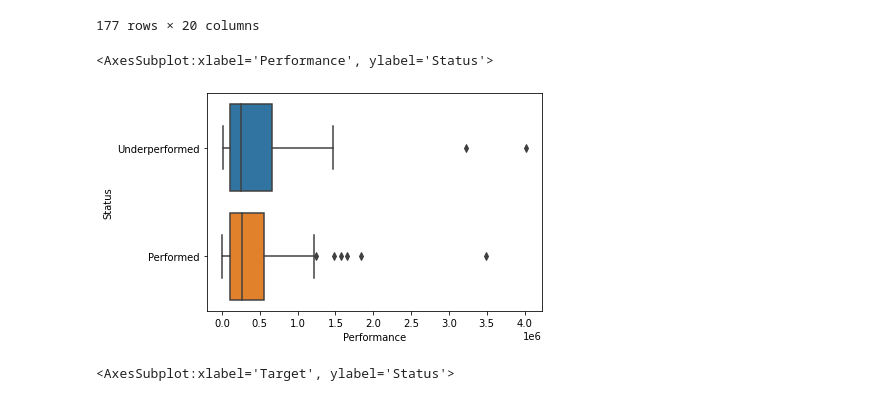
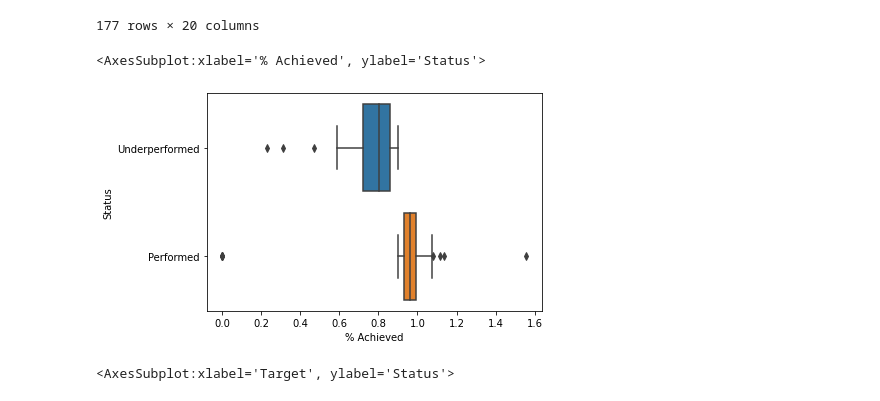
Before and after one commit to ahmadasd1234/Emergent-Energy, a Jupyter notebook: iX internship.ipynb, the cells around one changed output. Drawn from its saved outputs; the diff is of its cells as text; code cells hidden in the pictures.

```diff
--- a/iX internship.ipynb
+++ b/iX internship.ipynb
@@ -333,10 +324,10 @@ df2.fillna(df2.mode())
 | 176 | NaN | NaN | NaN | NaN | NaN | NaN | NaN | 1.929739e+05 | ... |
 177 rows × 20 columns
 # %%
-sns.boxplot('Performance' , 'Status', data = df2)
+sns.boxplot('% Achieved' , 'Status', data = df2)
 # %% [output]
-<AxesSubplot:xlabel='Performance', ylabel='Status'>
+<AxesSubplot:xlabel='% Achieved', ylabel='Status'>
-[figure, old version]
+[figure, new version]
 # %%
 sns.boxplot('Target' , 'Status', data = df2)
 # %% [output]
```
Also changed, not shown: parts of 35 cells of this notebook.
